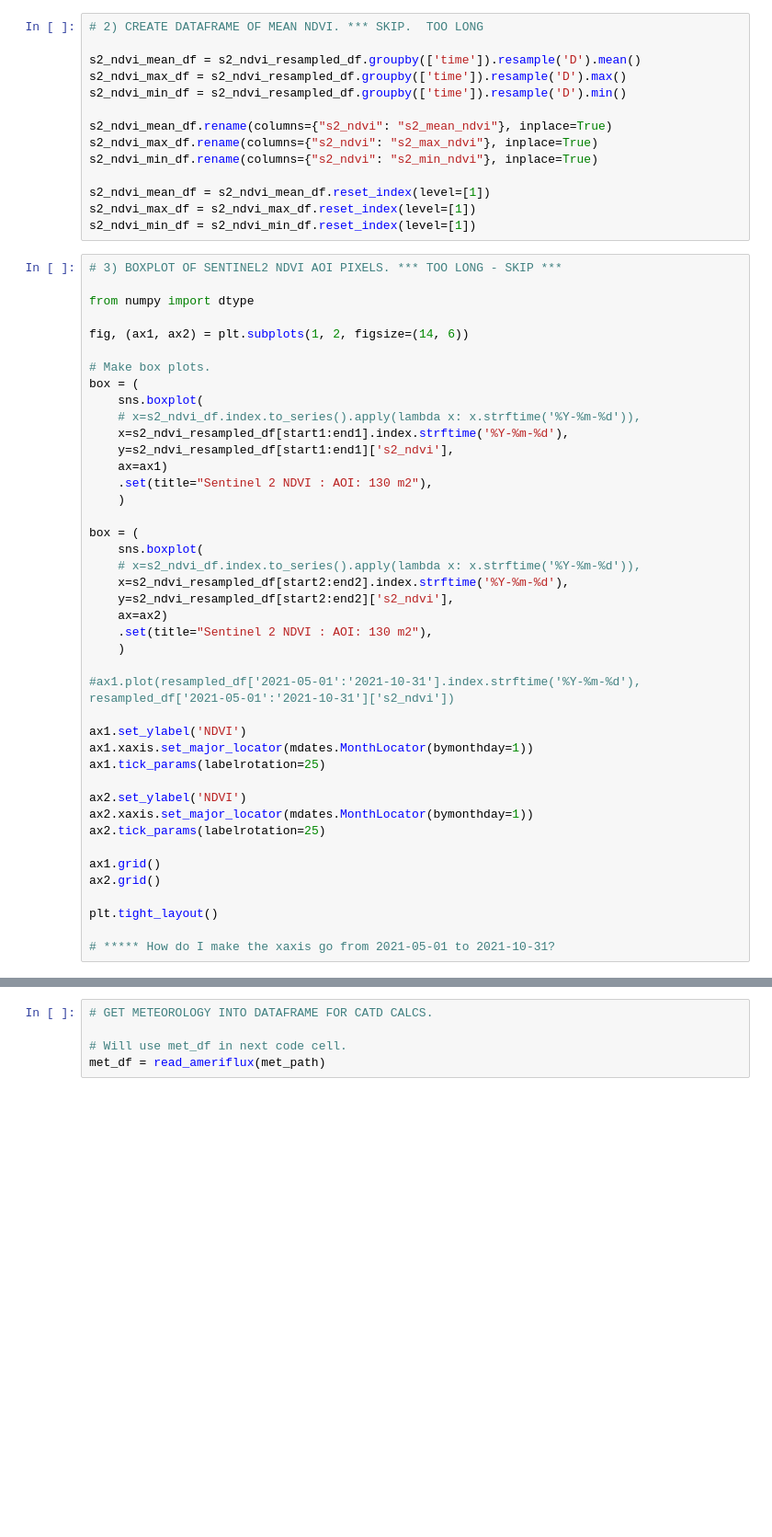
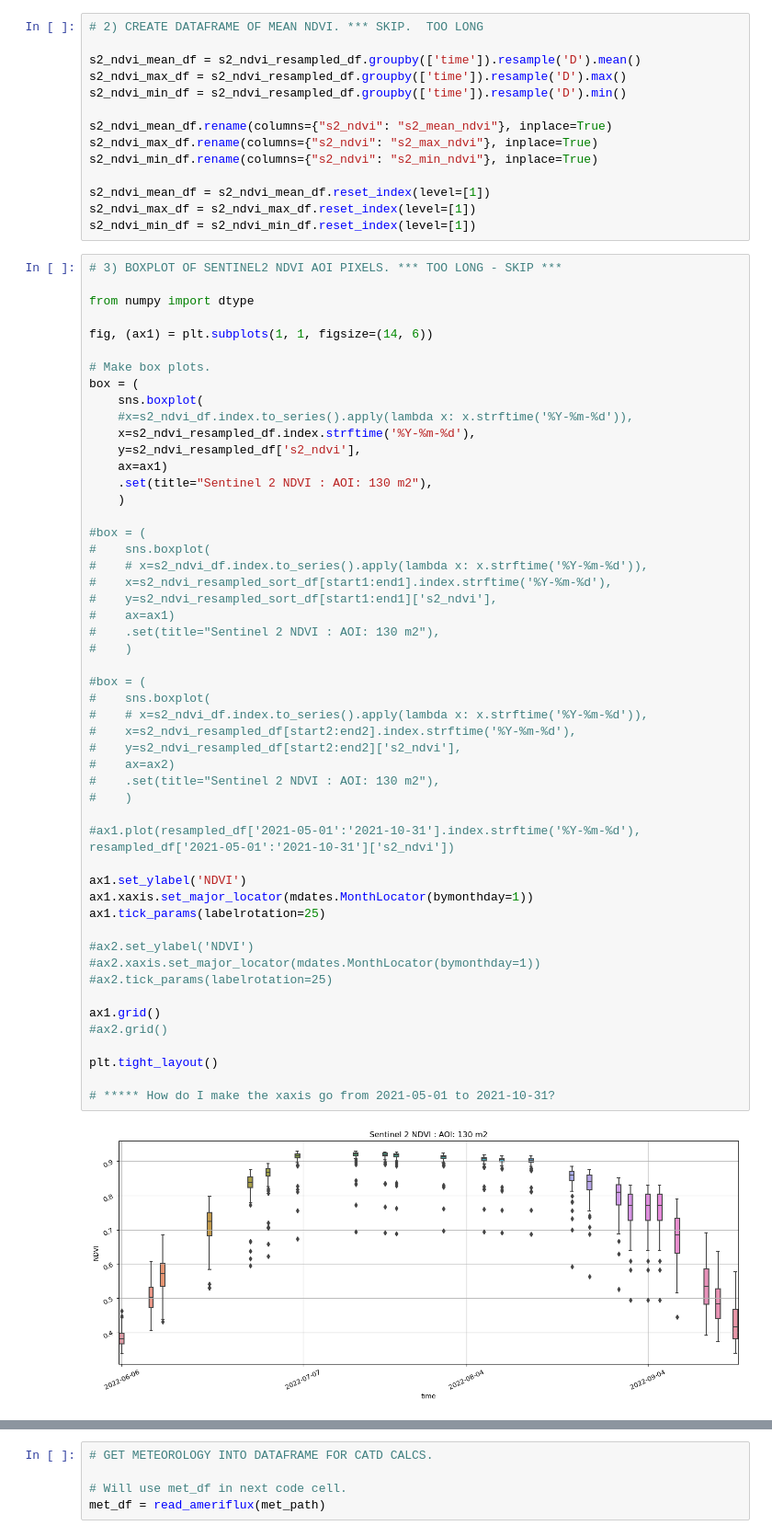
Before and after one commit to eanderson-ei/lst-crop-stress-capstone, a Jupyter notebook: exploratory/tcruicks-final-v1.ipynb, the cells around one changed output, grey strips where cells are left out. Shown at 92% size. Drawn from its saved outputs; the diff is of its cells as text; blank space fills up the shorter version.

```diff
--- a/exploratory/tcruicks-final-v1.ipynb
+++ b/exploratory/tcruicks-final-v1.ipynb
@@ -457,42 +461,53 @@ s2_ndvi_min_df = s2_ndvi_min_df.reset_index(level=[1])
 # %%
 # 3) BOXPLOT OF SENTINEL2 NDVI AOI PIXELS. *** TOO LONG - SKIP ***
 
 from numpy import dtype
 
-fig, (ax1, ax2) = plt.subplots(1, 2, figsize=(14, 6))
+fig, (ax1) = plt.subplots(1, 1, figsize=(14, 6))
 
 # Make box plots.
 box = (
     sns.boxplot(
-    # x=s2_ndvi_df.index.to_series().apply(lambda x: x.strftime('%Y-%m-%d')),
-    x=s2_ndvi_resampled_df[start1:end1].index.strftime('%Y-%m-%d'),
-    y=s2_ndvi_resampled_df[start1:end1]['s2_ndvi'],
+    #x=s2_ndvi_df.index.to_series().apply(lambda x: x.strftime('%Y-%m-%d')),
+    x=s2_ndvi_resampled_df.index.strftime('%Y-%m-%d'),
+    y=s2_ndvi_resampled_df['s2_ndvi'],
     ax=ax1)
     .set(title="Sentinel 2 NDVI : AOI: 130 m2"),
     )
 
-box = (
-    sns.boxplot(
-    # x=s2_ndvi_df.index.to_series().apply(lambda x: x.strftime('%Y-%m-%d')),
-    x=s2_ndvi_resampled_df[start2:end2].index.strftime('%Y-%m-%d'),
-    y=s2_ndvi_resampled_df[start2:end2]['s2_ndvi'],
-    ax=ax2)
-    .set(title="Sentinel 2 NDVI : AOI: 130 m2"),
-    )
+#box = (
+#    sns.boxplot(
+#    # x=s2_ndvi_df.index.to_series().apply(lambda x: x.strftime('%Y-%m-%d')),
+#    x=s2_ndvi_resampled_sort_df[start1:end1].index.strftime('%Y-%m-%d'),
+#    y=s2_ndvi_resampled_sort_df[start1:end1]['s2_ndvi'],
+#    ax=ax1)
+#    .set(title="Sentinel 2 NDVI : AOI: 130 m2"),
+#    )
+
+#box = (
+#    sns.boxplot(
+#    # x=s2_ndvi_df.index.to_series().apply(lambda x: x.strftime('%Y-%m-%d')),
+#    x=s2_ndvi_resampled_df[start2:end2].index.strftime('%Y-%m-%d'),
+#    y=s2_ndvi_resampled_df[start2:end2]['s2_ndvi'],
+#    ax=ax2)
+#    .set(title="Sentinel 2 NDVI : AOI: 130 m2"),
+#    )
 
 #ax1.plot(resampled_df['2021-05-01':'2021-10-31'].index.strftime('%Y-%m-%d'), resampled_df['2021-05-01':'2021-10-31']['s2_ndvi'])
 
 ax1.set_ylabel('NDVI')
 ax1.xaxis.set_major_locator(mdates.MonthLocator(bymonthday=1))
 ax1.tick_params(labelrotation=25)
 
-ax2.set_ylabel('NDVI')
-ax2.xaxis.set_major_locator(mdates.MonthLocator(bymonthday=1))
-ax2.tick_params(labelrotation=25)
+#ax2.set_ylabel('NDVI')
+#ax2.xaxis.set_major_locator(mdates.MonthLocator(bymonthday=1))
+#ax2.tick_params(labelrotation=25)
 
 ax1.grid()
-ax2.grid()
+#ax2.grid()
 
 plt.tight_layout()
 
 # ***** How do I make the xaxis go from 2021-05-01 to 2021-10-31?
+# %% [output]
+[figure, added]
```
Also changed, not shown: parts of 15 cells of this notebook.
